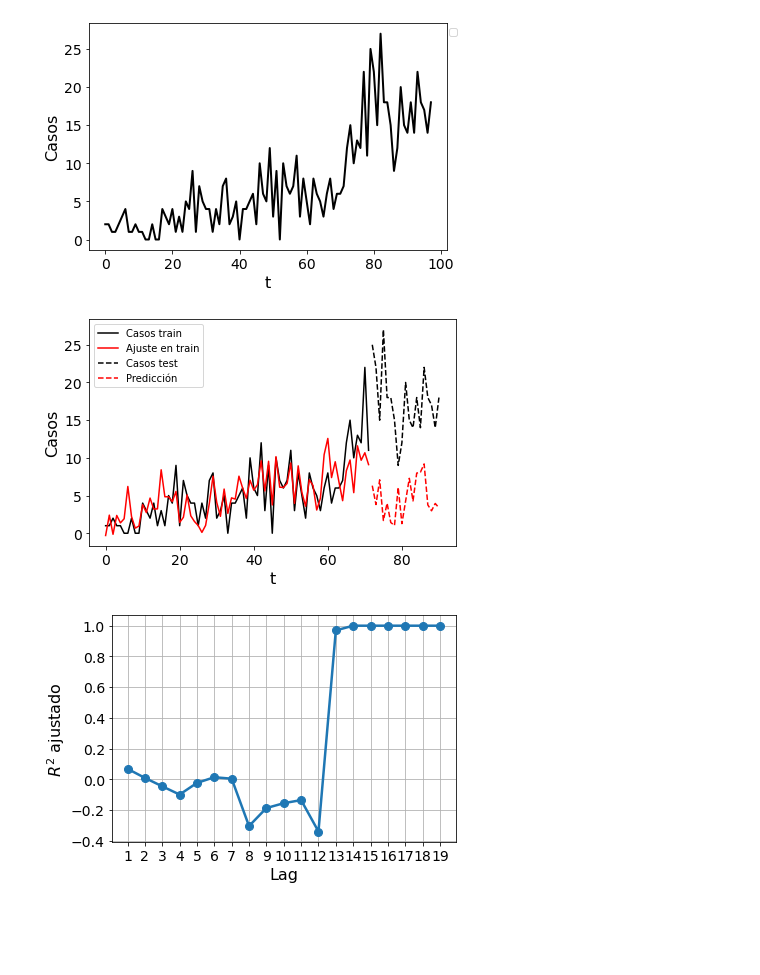
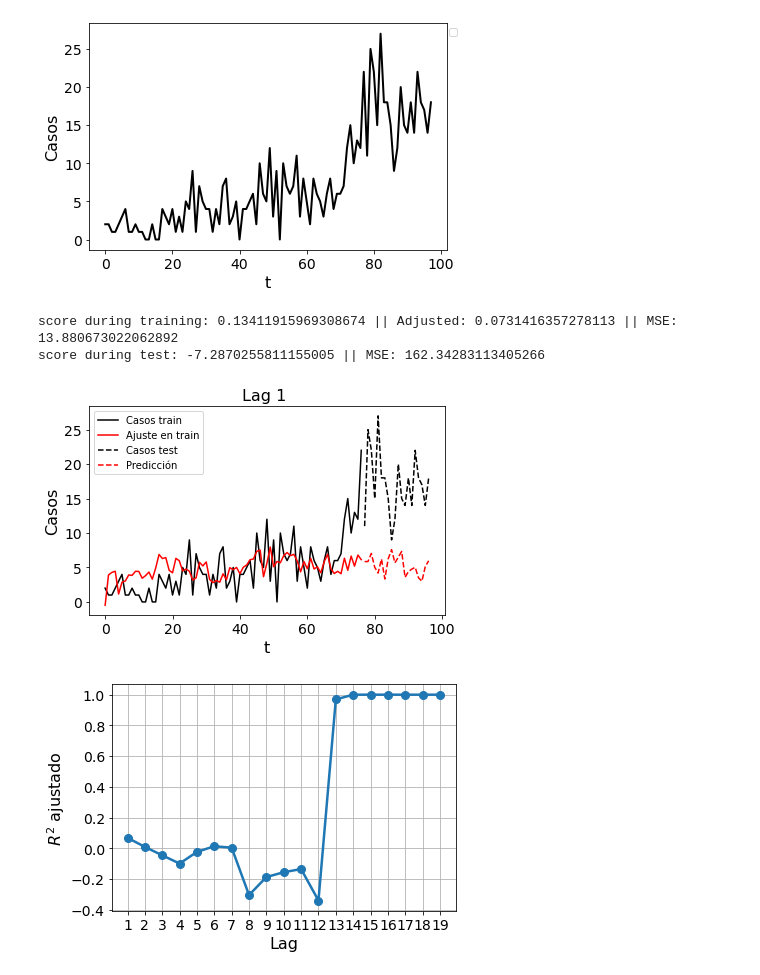
Before and after one commit to JuanOlmos/Aprendizaje_Automatico, a Jupyter notebook: aprendizaje_estadistico/linear_regresor.ipynb, the cells around one changed output. Saved outputs shown, nothing was run; the diff lists cells and outputs as text; code cells hidden in the pictures; blank space fills up the shorter version.

```diff
--- a/aprendizaje_estadistico/linear_regresor.ipynb
+++ b/aprendizaje_estadistico/linear_regresor.ipynb
@@ -76,7 +76,12 @@ def linear_regressor_with(df,slag, seed = 42, shuffle = True):
                                                         shuffle = shuffle)
 
     #Estadistico
-    # est = sm.OLS(y_train,sm.add_constant(X_train)).fit()
+    est = sm.OLS(y_train,sm.add_constant(X_train)).fit()
+    aic_score = est.aic
+    bic_score = est.bic
+    # print(f'------------- {slag} ----------')
+    # print(f'AIC: {est.aic}')
+    # print(f'BIC: {est.bic}')
     # print(est.summary())
 
     #Sklearn
@@ -87,33 +92,36 @@ def linear_regressor_with(df,slag, seed = 42, shuffle = True):
     score_train = clf.score(X_train, y_train)
     y_train_pred = clf.predict(X_train)
     score_train_adjusted = 1 - ( 1-score_train ) * ( y_train.shape[0] - 1 ) / ( y_train.shape[0] - X_train.shape[1] - 1 )
-    # print(f'score during training: {score_train} || Adjusted: {score_train_adjusted} || MSE: {mean_squared_error(y_train,y_train_pred)}')
+    print(f'score during training: {score_train} || Adjusted: {score_train_adjusted} || MSE: {mean_squared_error(y_train,y_train_pred)}')
 
 
     #test
     y_test_pred = clf.predict(X_test)
     score_test = clf.score(X_test, y_test)
     mse = mean_squared_error(y_test,y_test_pred)
-    # print(f'score during test: {score_test} || MSE: {mse}')
+    print(f'score during test: {score_test} || MSE: {mse}')
     # coefs = clf.coef_
-    return ind_train, ind_test, y_train, y_train_pred, y_test, y_test_pred, score_train_adjusted, mse
+    return ind_train, ind_test, y_train, y_train_pred, y_test, y_test_pred, score_train_adjusted, mse, aic_score, bic_score
 # %%
-ind_train, ind_test, y_train, y_train_pred, y_test, y_test_pred, r2, mse = linear_regressor_with(df,7,shuffle=False)
+ind_train, ind_test, y_train, y_train_pred, y_test, y_test_pred, r2, mse, aic_score, bic_score= linear_regressor_with(df,1,shuffle=False)
 
 plt.plot(ind_train,y_train, c="k", label="Casos train")
 plt.plot(ind_train,y_train_pred, c="r", label = "Ajuste en train")
 
 plt.plot(ind_test,y_test, c="k", linestyle="--", label = "Casos test")
 plt.plot(ind_test,y_test_pred, c="r", linestyle="--", label = "Predicción")
 plt.xticks(fontsize=14)
 plt.yticks(fontsize=14)
 plt.xlabel('t', fontsize = 16)
 plt.ylabel('Casos', fontsize = 16)
+plt.title("Lag 1 ", fontsize = 16)
+plt.legend()
 plt.tight_layout()
-plt.legend()
-plt.savefig("outputs/linearReg_lag7.pdf", dpi = 200)
+# plt.savefig("outputs/linearReg_lag1.pdf", dpi = 200)
 # %% [output]
+score during training: 0.13411915969308674 || Adjusted: 0.0731416357278113 || MSE: 13.880673022062892
+score during test: -7.2870255811155005 || MSE: 162.34283113405266
-[figure, old version]
+[figure, new version]
 # %%
 def varying_slag(li, ls, step = 1, shuffle = True):
     performance = {"slag":[],
```
Also changed, not shown: parts of 5 cells of this notebook, 18 other files.
